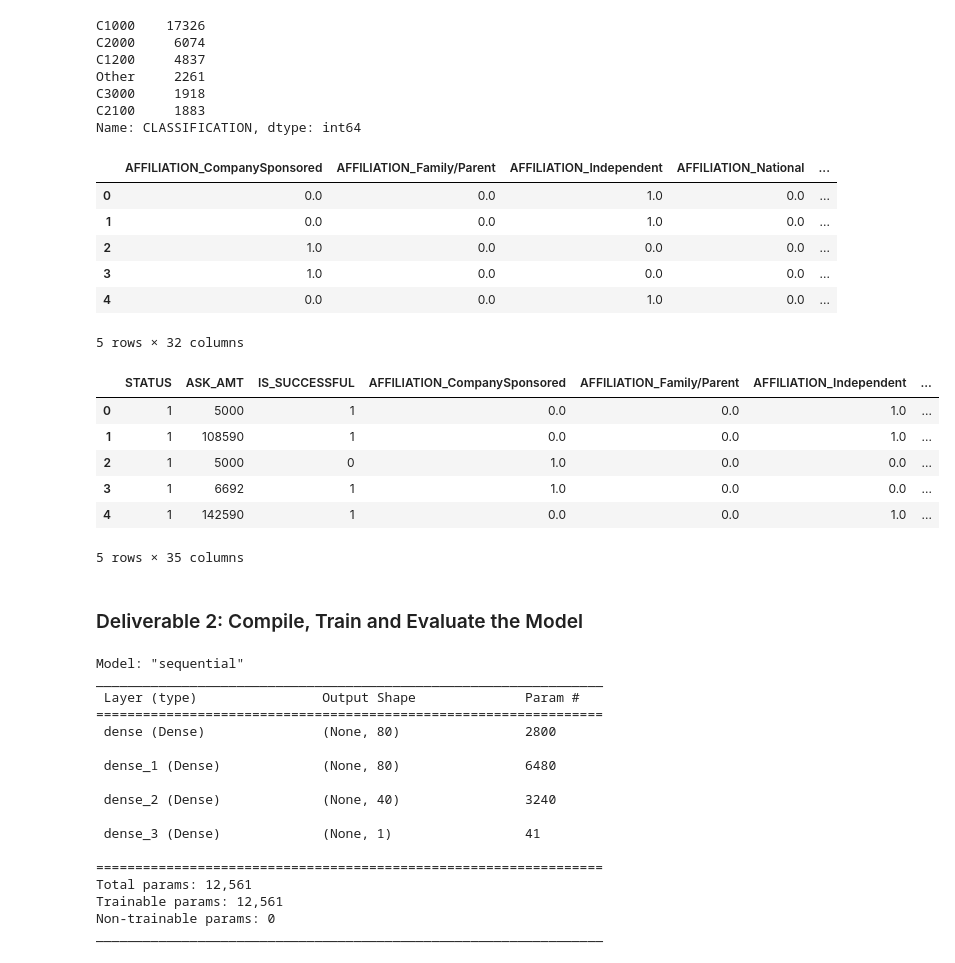
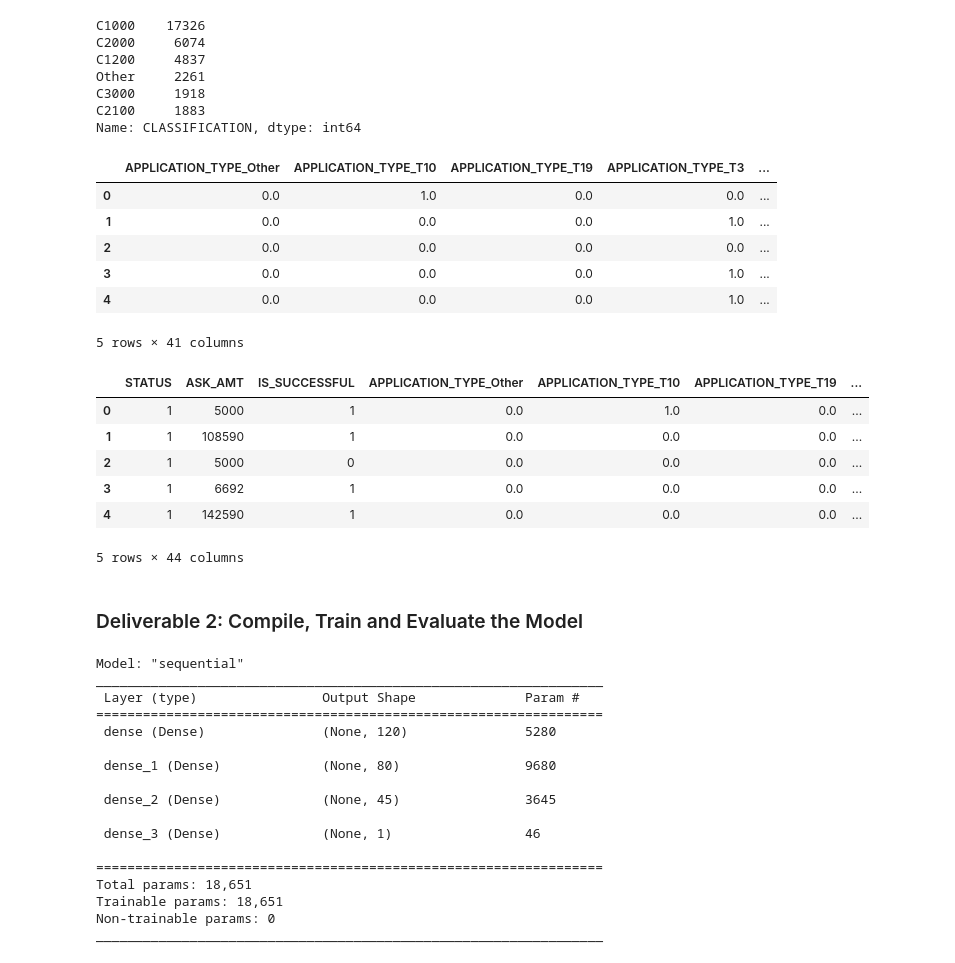
Before and after one commit to dkleitsch/Neural_Network_Charity_Analysis, a Jupyter notebook: AlphabetSoupCharity_Optimization.ipynb, the cells around one changed output. Drawn from its saved outputs; the diff is of its cells as text; code cells hidden in the pictures.

```diff
--- a/AlphabetSoupCharity_Optimization.ipynb
+++ b/AlphabetSoupCharity_Optimization.ipynb
@@ -45,3 +45,7 @@ SPECIAL_CONSIDERATIONS       2
 ASK_AMT                   8747
 IS_SUCCESSFUL                2
 dtype: int64
+# %%
+# Look at APPLICATION_TYPE value counts for binning
+app_counts = application_df.APPLICATION_TYPE.value_counts()
+app_counts
@@ -47,0 +77,10 @@ dtype: int64
+# %%
+# Determine which values to replace if counts are less than ...?
+replace_application = list(app_counts[app_counts < 500].index)
+
+# Replace in dataframe
+for app in replace_application:
+    application_df.APPLICATION_TYPE = application_df.APPLICATION_TYPE.replace(app,"Other")
+
+# Check to make sure binning was successful
+application_df.APPLICATION_TYPE.value_counts()
@@ -99,25 +149,25 @@ encode_df = pd.DataFrame(enc.fit_transform(application_df[application_cat]))
 encode_df.columns = enc.get_feature_names(application_cat)
 encode_df.head()
 # %% [output]
-|  | AFFILIATION_CompanySponsored | AFFILIATION_Family/Parent | AFFILIATION_Independent | AFFILIATION_National | ... |
-| 0 | 0.0 | 0.0 | 1.0 | 0.0 | ... |
-| 1 | 0.0 | 0.0 | 1.0 | 0.0 | ... |
-| 2 | 1.0 | 0.0 | 0.0 | 0.0 | ... |
-| 3 | 1.0 | 0.0 | 0.0 | 0.0 | ... |
-| 4 | 0.0 | 0.0 | 1.0 | 0.0 | ... |
+|  | APPLICATION_TYPE_Other | APPLICATION_TYPE_T10 | APPLICATION_TYPE_T19 | APPLICATION_TYPE_T3 | ... |
+| 0 | 0.0 | 1.0 | 0.0 | 0.0 | ... |
+| 1 | 0.0 | 0.0 | 0.0 | 1.0 | ... |
+| 2 | 0.0 | 0.0 | 0.0 | 0.0 | ... |
+| 3 | 0.0 | 0.0 | 0.0 | 1.0 | ... |
+| 4 | 0.0 | 0.0 | 0.0 | 1.0 | ... |
-5 rows × 32 columns
+5 rows × 41 columns
 # %%
 # Merge one-hot encoded features and drop the originals
-application_df = application_df.merge(encode_df,left_index=True,right_index=True).drop(columns=["AFFILIATION", "CLASSIFICATION", "USE_CASE", "ORGANIZATION", "INCOME_AMT", "SPECIAL_CONSIDERATIONS"])
+application_df = application_df.merge(encode_df,left_index=True,right_index=True).drop(columns=["APPLICATION_TYPE", "AFFILIATION", "CLASSIFICATION", "USE_CASE", "ORGANIZATION", "INCOME_AMT", "SPECIAL_CONSIDERATIONS"])
 application_df.head()
 # %% [output]
-|  | STATUS | ASK_AMT | IS_SUCCESSFUL | AFFILIATION_CompanySponsored | AFFILIATION_Family/Parent | AFFILIATION_Independent | ... |
-| 0 | 1 | 5000 | 1 | 0.0 | 0.0 | 1.0 | ... |
-| 1 | 1 | 108590 | 1 | 0.0 | 0.0 | 1.0 | ... |
-| 2 | 1 | 5000 | 0 | 1.0 | 0.0 | 0.0 | ... |
-| 3 | 1 | 6692 | 1 | 1.0 | 0.0 | 0.0 | ... |
-| 4 | 1 | 142590 | 1 | 0.0 | 0.0 | 1.0 | ... |
+|  | STATUS | ASK_AMT | IS_SUCCESSFUL | APPLICATION_TYPE_Other | APPLICATION_TYPE_T10 | APPLICATION_TYPE_T19 | ... |
+| 0 | 1 | 5000 | 1 | 0.0 | 1.0 | 0.0 | ... |
+| 1 | 1 | 108590 | 1 | 0.0 | 0.0 | 0.0 | ... |
+| 2 | 1 | 5000 | 0 | 0.0 | 0.0 | 0.0 | ... |
+| 3 | 1 | 6692 | 1 | 0.0 | 0.0 | 0.0 | ... |
+| 4 | 1 | 142590 | 1 | 0.0 | 0.0 | 0.0 | ... |
-5 rows × 35 columns
+5 rows × 44 columns
 # %%
 # Split our preprocessed data into our features and target arrays
 X = application_df.drop(columns="IS_SUCCESSFUL")
@@ -138,11 +188,12 @@ X_test_scaled = X_scaler.transform(X_test)
 # %% [markdown]
 ### Deliverable 2: Compile, Train and Evaluate the Model
 # %%
+# Optimization Try 1
 # Define the model - deep neural net, i.e., the number of input features and hidden nodes for each layer.
-number_input_features = 34
-hidden_nodes_layer1 = 80
+number_input_features = 43
+hidden_nodes_layer1 = 120
 hidden_nodes_layer2 = 80
-hidden_nodes_layer3 = 40
+hidden_nodes_layer3 = 45
 
 nn = tf.keras.models.Sequential()
 
@@ -165,17 +216,17 @@ Model: "sequential"
 _________________________________________________________________
  Layer (type)                Output Shape              Param #
 =================================================================
- dense (Dense)               (None, 80)                2800
+ dense (Dense)               (None, 120)               5280
 
- dense_1 (Dense)             (None, 80)                6480
+ dense_1 (Dense)             (None, 80)                9680
 
- dense_2 (Dense)             (None, 40)                3240
+ dense_2 (Dense)             (None, 45)                3645
 
- dense_3 (Dense)             (None, 1)                 41
+ dense_3 (Dense)             (None, 1)                 46
 
 =================================================================
-Total params: 12,561
-Trainable params: 12,561
+Total params: 18,651
+Trainable params: 18,651
 Non-trainable params: 0
 _________________________________________________________________
 # %%
```
Also changed, not shown: parts of 12 cells of this notebook, 1 other file.
